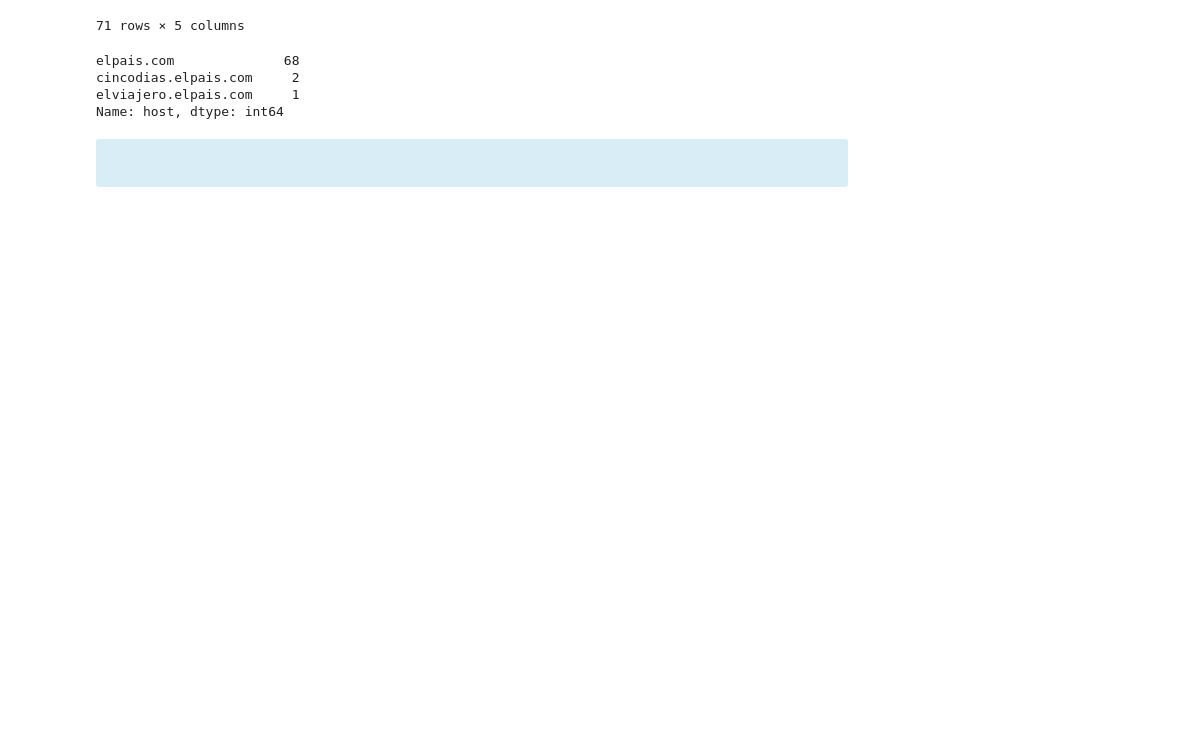
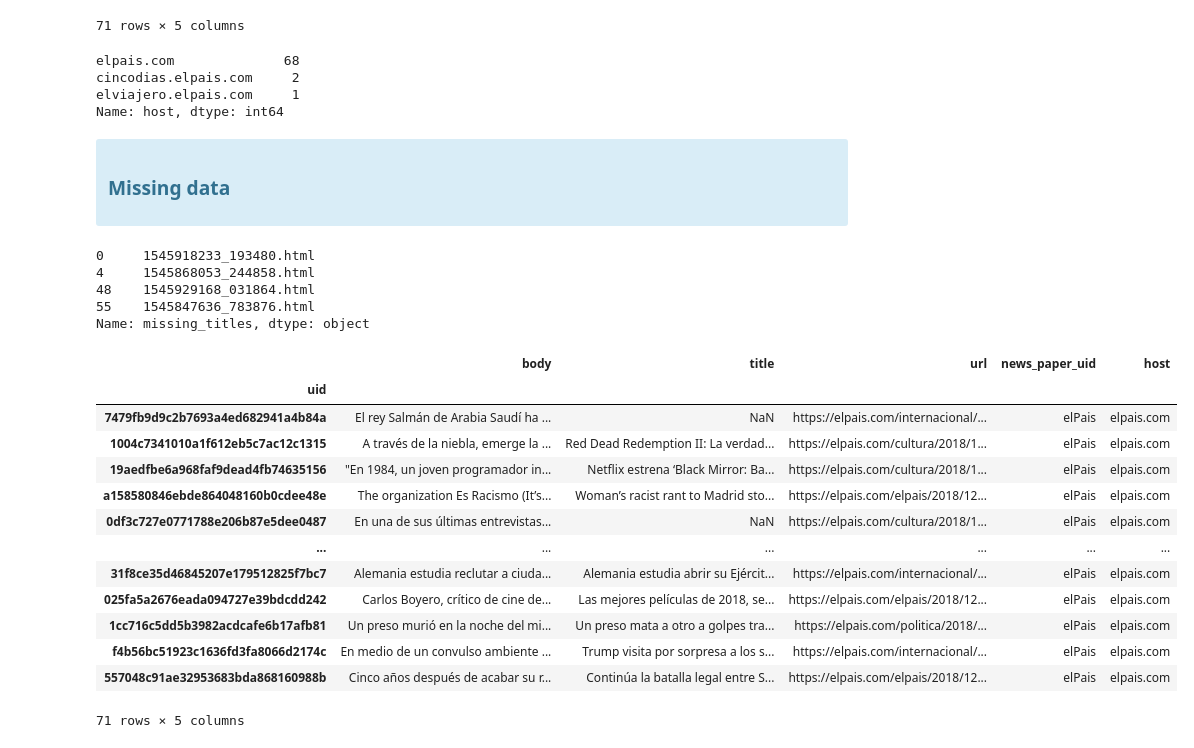
Before and after one commit to Byhako/python, a Jupyter notebook: datos/notebooks/Basico.ipynb, the cells around one changed output. Drawn from its saved outputs; the diff is of its cells as text; code cells hidden in the pictures; blank space fills up the shorter version.

Commit message:
limpiando datos

```diff
--- a/datos/notebooks/Basico.ipynb
+++ b/datos/notebooks/Basico.ipynb
@@ -177,5 +177,44 @@ elviajero.elpais.com     1
 Name: host, dtype: int64
 # %% [markdown]
 <div class='alert alert-info'>
-<h3></h3>
+<h3>Missing data</h3>
 </div>
+# %%
+# 3. Rellenar datos faltantes.
+
+missing_titles_mask = el_pais['title'].isna()
+missing_titles_mask.value_counts()
+el_pais[missing_titles_mask]['url'].str.extract(r'(?P<missing_titles>[^/]+)$')
+# %% [output]
+0     1545918233_193480.html
+4     1545868053_244858.html
+48    1545929168_031864.html
+55    1545847636_783876.html
+Name: missing_titles, dtype: object
+# %%
+# 4. Agregando indices a las filas
+import hashlib
+uids = (el_pais
+        .apply(lambda row:hashlib.md5(bytes(row['url'].encode())), axis=1)
+        .apply(lambda hash_object: hash_object.hexdigest())
+        )
+
+el_pais['uid'] = uids
+el_pais.set_index('uid', inplace=True)
+
+el_pais
+# %% [output]
+|  | body | title | url | news_paper_uid | host |
+| uid |  |  |  |  |  |
+| 7479fb9d9c2b7693a4ed682941a4b84a | El rey Salmán de Arabia Saudí ha ... | NaN | https://elpais.com/internacional/... | elPais | elpais.com |
+| 1004c7341010a1f612eb5c7ac12c1315 | A través de la niebla, emerge la ... | Red Dead Redemption II: La verdad... | https://elpais.com/cultura/2018/1... | elPais | elpais.com |
+| 19aedfbe6a968faf9dead4fb74635156 | "En 1984, un joven programador in... | Netflix estrena ‘Black Mirror: Ba... | https://elpais.com/cultura/2018/1... | elPais | elpais.com |
+| a158580846ebde864048160b0cdee48e | The organization Es Racismo (It’s... | Woman’s racist rant to Madrid sto... | https://elpais.com/elpais/2018/12... | elPais | elpais.com |
+| 0df3c727e0771788e206b87e5dee0487 | En una de sus últimas entrevistas... | NaN | https://elpais.com/cultura/2018/1... | elPais | elpais.com |
+| ... | ... | ... | ... | ... | ... |
+| 31f8ce35d46845207e179512825f7bc7 | Alemania estudia reclutar a ciuda... | Alemania estudia abrir su Ejércit... | https://elpais.com/internacional/... | elPais | elpais.com |
+| 025fa5a2676eada094727e39bdcdd242 | Carlos Boyero, crítico de cine de... | Las mejores películas de 2018, se... | https://elpais.com/elpais/2018/12... | elPais | elpais.com |
+| 1cc716c5dd5b3982acdcafe6b17afb81 | Un preso murió en la noche del mi... | Un preso mata a otro a golpes tra... | https://elpais.com/politica/2018/... | elPais | elpais.com |
+| f4b56bc51923c1636fd3fa8066d2174c | En medio de un convulso ambiente ... | Trump visita por sorpresa a los s... | https://elpais.com/internacional/... | elPais | elpais.com |
+| 557048c91ae32953683bda868160988b | Cinco años después de acabar su r... | Continúa la batalla legal entre S... | https://elpais.com/elpais/2018/12... | elPais | elpais.com |
+71 rows × 5 columns
```
Also changed, not shown: parts of 6 cells of this notebook, 3 other files.
